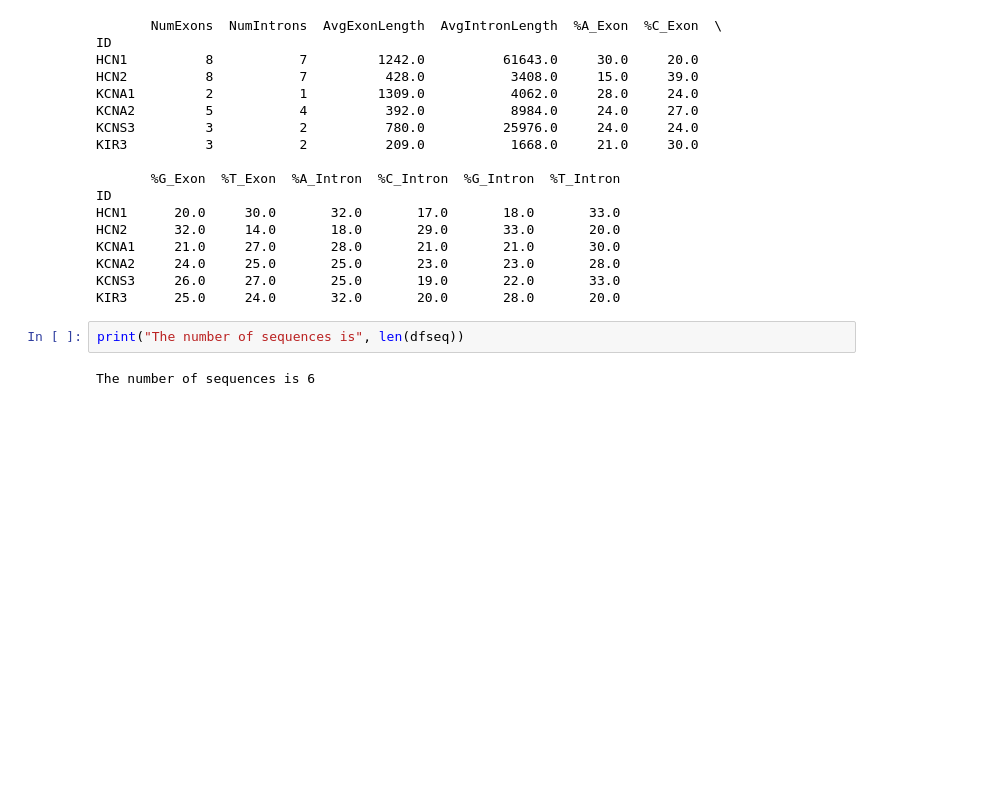
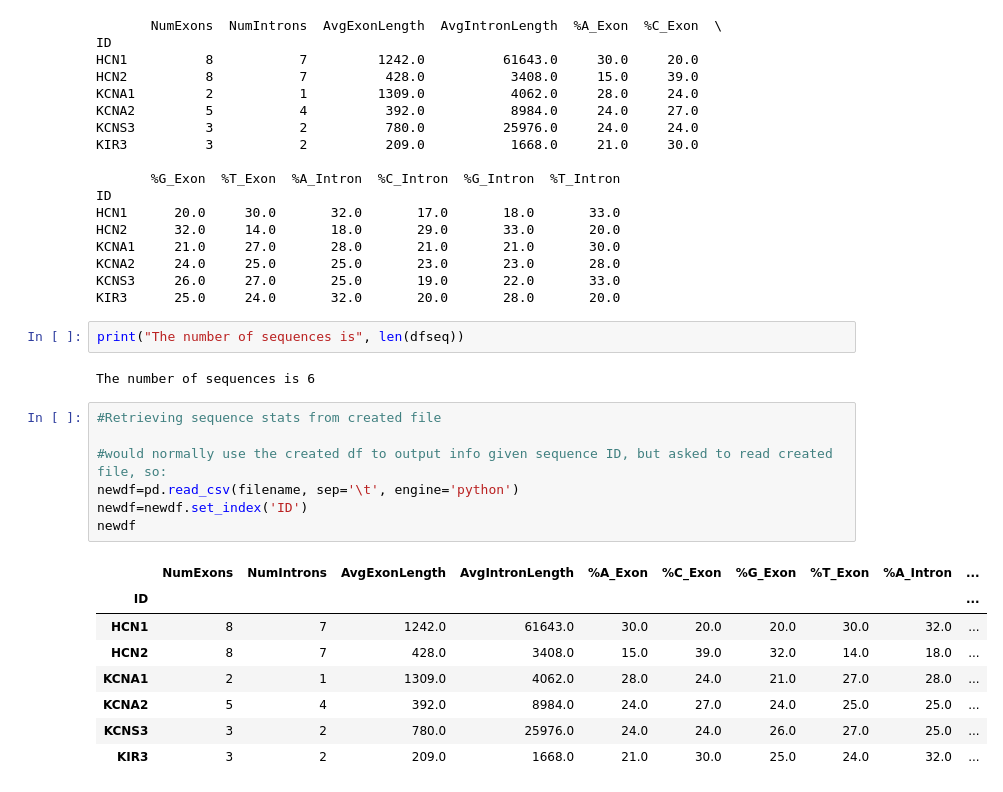
Before and after one commit to piachouaifaty/ScriptProgramming_BIF244, a Jupyter notebook: Final_Project/Final_Project_Notebook.ipynb, the cells around one changed output. Saved outputs shown, nothing was run; the diff lists cells and outputs as text; blank space fills up the shorter version.

```diff
--- a/Final_Project/Final_Project_Notebook.ipynb
+++ b/Final_Project/Final_Project_Notebook.ipynb
@@ -255,3 +255,19 @@ KIR3      25.0     24.0       32.0       20.0       28.0       20.0
 print("The number of sequences is", len(dfseq))
 # %% [output]
 The number of sequences is 6
+# %%
+#Retrieving sequence stats from created file
+
+#would normally use the created df to output info given sequence ID, but asked to read created file, so:
+newdf=pd.read_csv(filename, sep='\t', engine='python')
+newdf=newdf.set_index('ID')
+newdf
+# %% [output]
+|  | NumExons | NumIntrons | AvgExonLength | AvgIntronLength | %A_Exon | %C_Exon | %G_Exon | %T_Exon | %A_Intron | ... |
+| ID |  |  |  |  |  |  |  |  |  | ... |
+| HCN1 | 8 | 7 | 1242.0 | 61643.0 | 30.0 | 20.0 | 20.0 | 30.0 | 32.0 | ... |
+| HCN2 | 8 | 7 | 428.0 | 3408.0 | 15.0 | 39.0 | 32.0 | 14.0 | 18.0 | ... |
+| KCNA1 | 2 | 1 | 1309.0 | 4062.0 | 28.0 | 24.0 | 21.0 | 27.0 | 28.0 | ... |
+| KCNA2 | 5 | 4 | 392.0 | 8984.0 | 24.0 | 27.0 | 24.0 | 25.0 | 25.0 | ... |
+| KCNS3 | 3 | 2 | 780.0 | 25976.0 | 24.0 | 24.0 | 26.0 | 27.0 | 25.0 | ... |
+| KIR3 | 3 | 2 | 209.0 | 1668.0 | 21.0 | 30.0 | 25.0 | 24.0 | 32.0 | ... |
```
Also changed, not shown: parts of 6 cells of this notebook.
